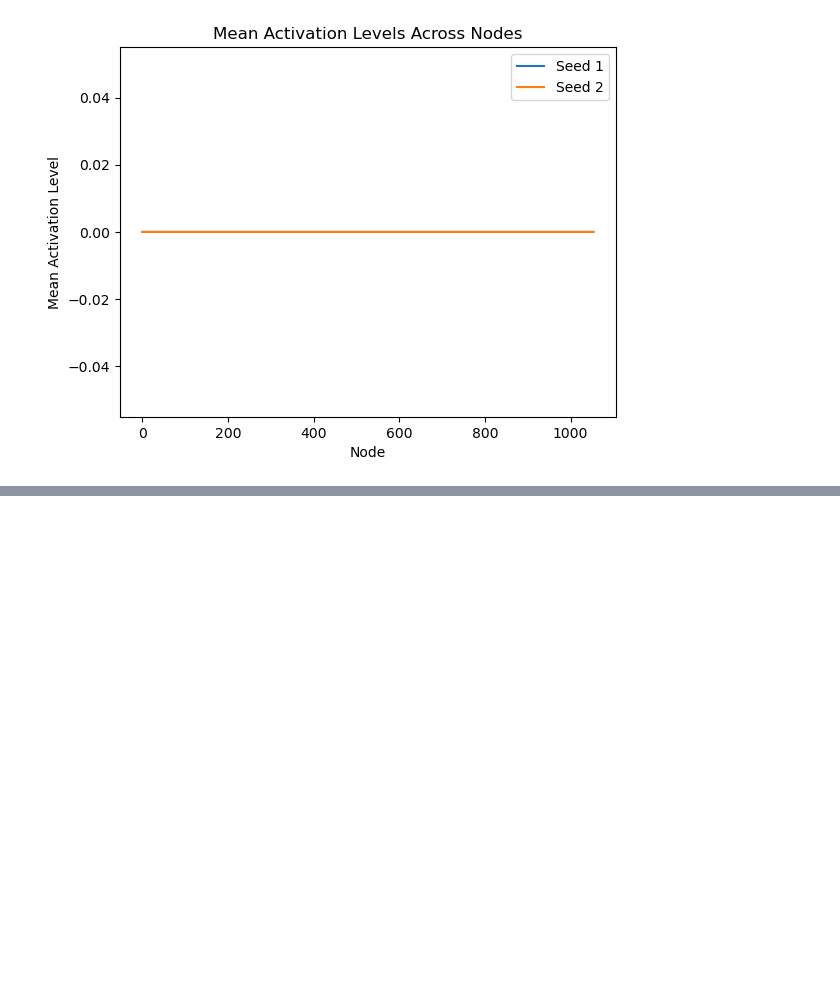
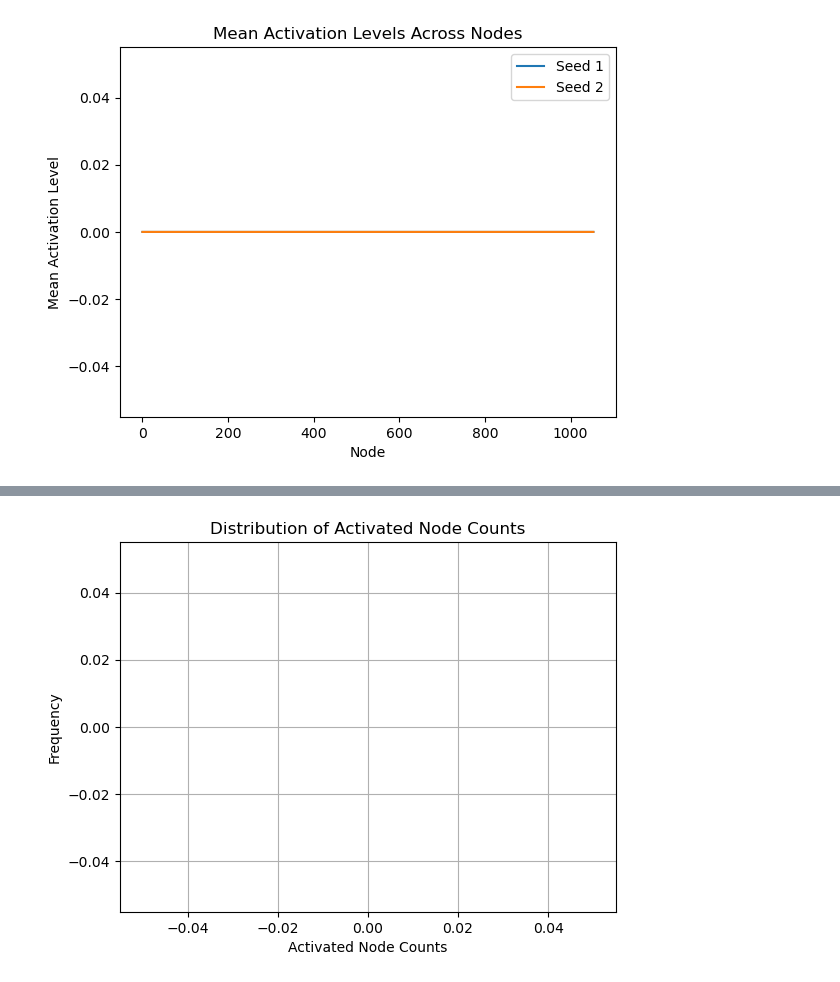
Before and after one commit to gabridele/linear-threshold-model, a Jupyter notebook: try1.ipynb, the cells around one changed output, grey strips where cells are left out. Cells and saved outputs as stored; diff of their text form; code cells hidden in the pictures; blank space fills up the shorter version.

```diff
--- a/try1.ipynb
+++ b/try1.ipynb
@@ -336,0 +697,18 @@ TypeError: plotting not available
+# %%
+def analyze_results(activated_counts_list):
+    """
+    Analyze the results of the simulation by plotting the distribution of activated node counts.
+
+    :param activated_counts_list: List of activated node counts for each iteration
+    """
+    # Plot the distribution of activated node counts
+    plt.hist(activated_counts_list, bins=range(min(activated_counts_list), max(activated_counts_list) + 1), align='left')
+    plt.xlabel('Activated Node Counts')
+    plt.ylabel('Frequency')
+    plt.title('Distribution of Activated Node Counts')
+    plt.grid(True)
+    plt.show()
+# %%
+analyze_results(activated_counts_list)
+# %% [output]
+[figure, added]
```
Also changed, not shown: parts of 34 cells of this notebook.
